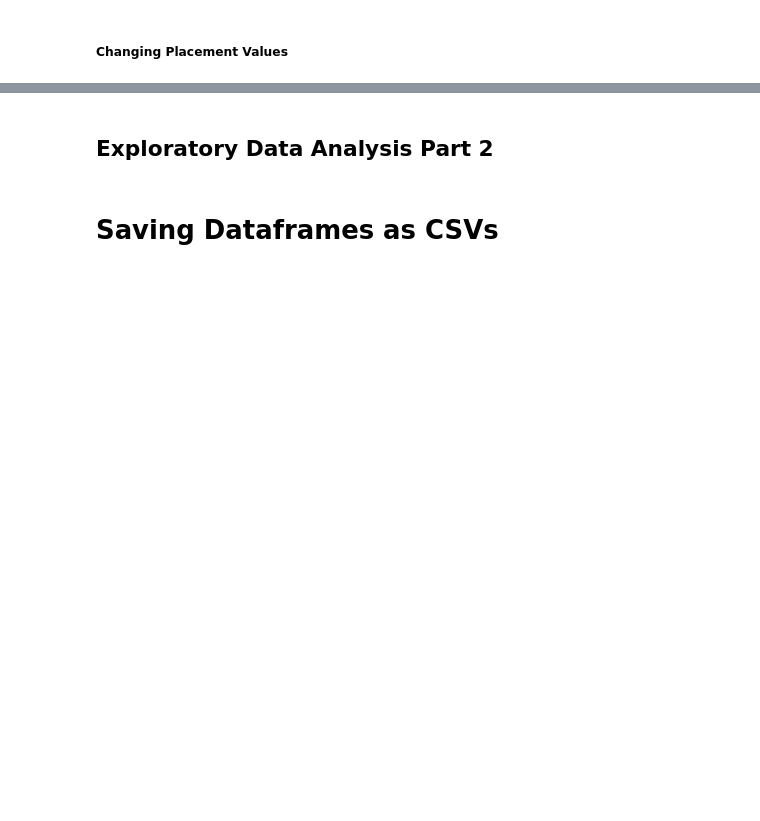
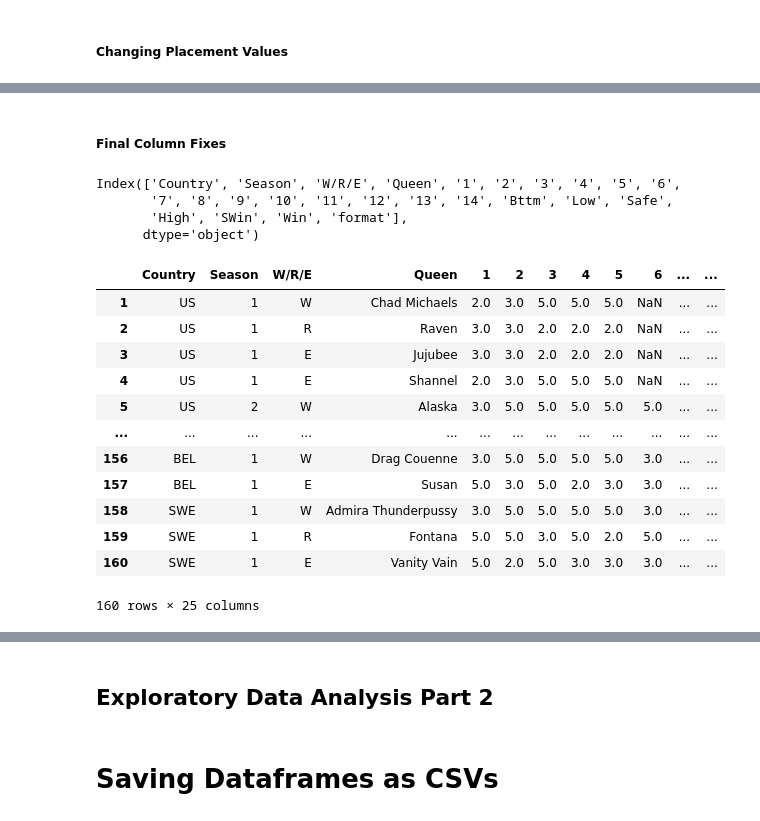
Before and after one commit to AGR-Yes/RuPauls-Drag-Race-Finalists, a Jupyter notebook: Processing.ipynb, the cells around one changed output, grey strips where cells are left out. Saved outputs shown, nothing was run; the diff lists cells and outputs as text; code cells hidden in the pictures; blank space fills up the shorter version.

```diff
--- a/Processing.ipynb
+++ b/Processing.ipynb
@@ -385,3 +384,6 @@ df['Season'].value_counts()
 12     3
 8      3
 Name: Season, dtype: int64
+# %%
+df = remove_world_reg(df, 'format')
+df['format'].value_counts().sum()
@@ -388,2 +392,5 @@ Name: Season, dtype: int64
 # %% [markdown]
 ##### **Removing Type in Season**
+# %%
+df['Country'] = df['Country'].apply(remove_as)
+df['Country'].value_counts()
@@ -391,0 +421,12 @@ Name: Season, dtype: int64
+# %%
+episodes =[ '1', '2', '3', '4', '5', '6', '7', '8', '9', '10', '11', '12', '13', '14', '15']
+# %%
+#replacing values with another value in multiple columns
+df[episodes] = df[episodes].replace({
+    -2 : 0, #Bottom 2 placement
+    -1 : 1, #Received negative critiques, but was not up for elimination
+    0 : 2, #Safe
+    1 : 3, #Received positive critiques, but did not win the challenge
+    1.5 : 4, #Top 2 contestants (Applicable in All Stars and World seasons and selected episodes in regular seasons) but lost the lipsync
+    2 : 5 #Won the main challenge
+    })
@@ -391,0 +445,27 @@ Name: Season, dtype: int64
+# %% [markdown]
+##### **Final Column Fixes**
+# %%
+df.columns
+# %% [output]
+Index(['Country', 'Season', 'W/R/E', 'Queen', '1', '2', '3', '4', '5', '6',
+       '7', '8', '9', '10', '11', '12', '13', '14', 'Bttm', 'Low', 'Safe',
+       'High', 'SWin', 'Win', 'format'],
+      dtype='object')
+# %%
+drop_col = ['15', 'world', 'allstars', 'regular']
+df = df.drop(drop_col, axis=1)
+df
+# %% [output]
+|  | Country | Season | W/R/E | Queen | 1 | 2 | 3 | 4 | 5 | 6 | ... | ... |
+| 1 | US | 1 | W | Chad Michaels | 2.0 | 3.0 | 5.0 | 5.0 | 5.0 | NaN | ... | ... |
+| 2 | US | 1 | R | Raven | 3.0 | 3.0 | 2.0 | 2.0 | 2.0 | NaN | ... | ... |
+| 3 | US | 1 | E | Jujubee | 3.0 | 3.0 | 2.0 | 2.0 | 2.0 | NaN | ... | ... |
+| 4 | US | 1 | E | Shannel | 2.0 | 3.0 | 5.0 | 5.0 | 5.0 | NaN | ... | ... |
+| 5 | US | 2 | W | Alaska | 3.0 | 5.0 | 5.0 | 5.0 | 5.0 | 5.0 | ... | ... |
+| ... | ... | ... | ... | ... | ... | ... | ... | ... | ... | ... | ... | ... |
+| 156 | BEL | 1 | W | Drag Couenne | 3.0 | 5.0 | 5.0 | 5.0 | 5.0 | 3.0 | ... | ... |
+| 157 | BEL | 1 | E | Susan | 5.0 | 3.0 | 5.0 | 2.0 | 3.0 | 3.0 | ... | ... |
+| 158 | SWE | 1 | W | Admira Thunderpussy | 3.0 | 5.0 | 5.0 | 5.0 | 5.0 | 3.0 | ... | ... |
+| 159 | SWE | 1 | R | Fontana | 5.0 | 5.0 | 3.0 | 5.0 | 2.0 | 5.0 | ... | ... |
+| 160 | SWE | 1 | E | Vanity Vain | 5.0 | 2.0 | 5.0 | 3.0 | 3.0 | 3.0 | ... | ... |
+160 rows × 25 columns
```
Also changed, not shown: parts of 14 cells of this notebook.
